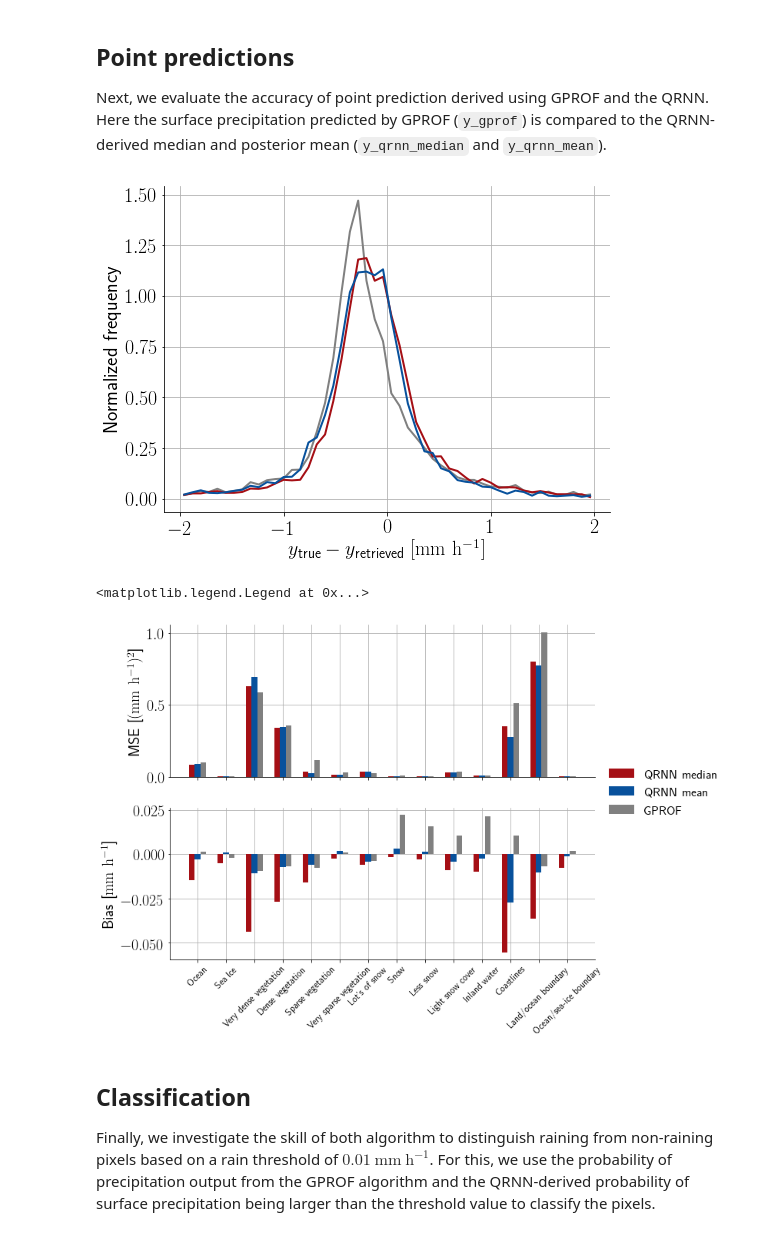
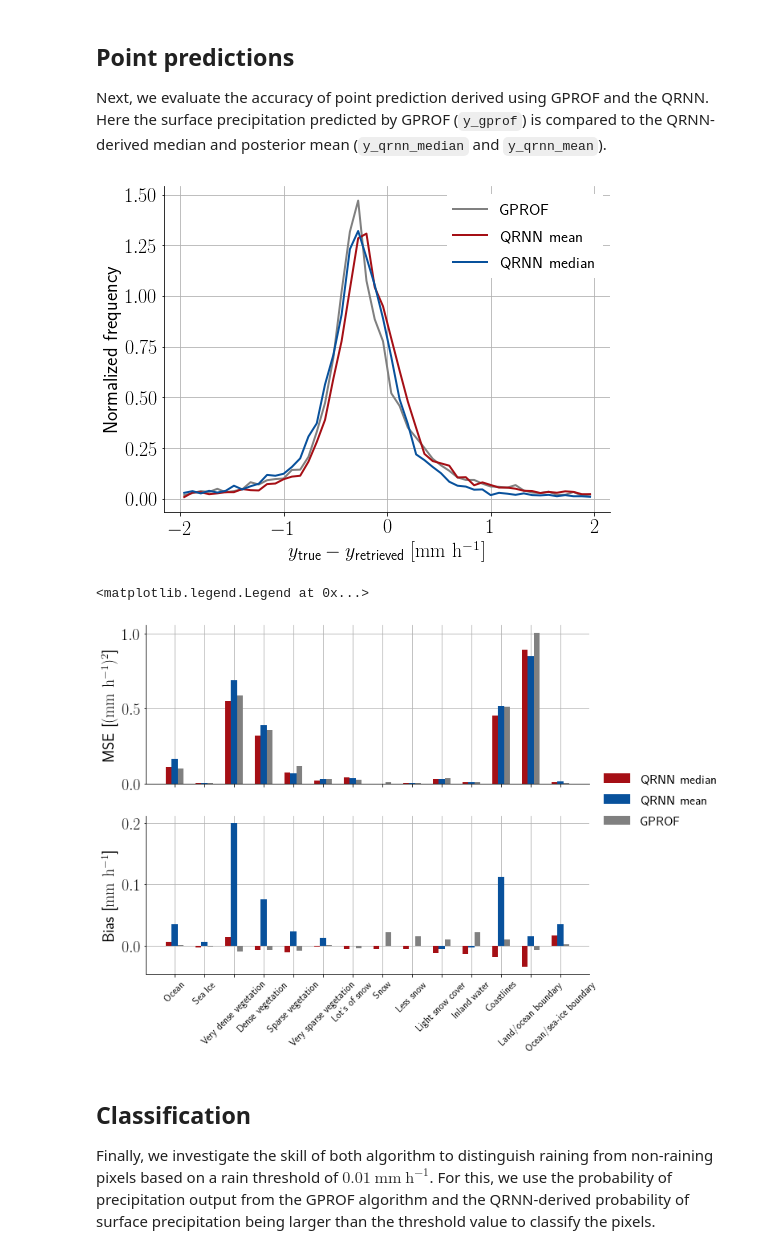
Before and after one commit to SEE-GEO/regn, a Jupyter notebook: notebooks/gmi/evaluation.ipynb, the cells around one changed output. Saved outputs shown, nothing was run; the diff lists cells and outputs as text; code cells hidden in the pictures.

```diff
--- a/notebooks/gmi/evaluation.ipynb
+++ b/notebooks/gmi/evaluation.ipynb
@@ -22,15 +17,15 @@ Using TensorFlow backend.
 # %%
-training_data = GMIDataset(regn_path / "data" / "training_data_gmi_small.nc",
+training_data = GMIDataset("../../data/training_data_gmi_large.nc",
                        batch_size=256)
-test_data = GMITestset(regn_path / "data" / "test_data_gmi_small.nc",
+test_data = GMITestset("../../data/test_data_gmi_small.nc",
                        batch_size=256,
                        shuffle=False,
                        normalizer=training_data.normalizer)
 test_data.transform_log()
 test_data.y = np.exp(test_data.y)
 # %%
-from qrnn import QRNN
-qrnn = QRNN.load("../../models/qrnn_gmi_12_256_relu_True_False_True.pt")
+from quantnn import QRNN
+qrnn = QRNN.load(regn_path / "models" / "qrnn_gmi.pt")
 qrnn.model.log = True
 # %% [markdown]
 ## Calibration
@@ -86,19 +81,20 @@ errors = pd.DataFrame({"y_true": y_true.ravel(),
 # %%
 bins = np.linspace(-2, 2, 51)
 inds = y_true > 0.3
 y_gprof, _ = np.histogram(dy_gprof[inds], bins=bins, density=True)
 y_qrnn_mean, _ = np.histogram(dy_qrnn_mean[inds], bins=bins, density=True)
 y_qrnn_median, _ = np.histogram(dy_qrnn_median[inds], bins=bins, density=True)
 x = 0.5 * (bins[1:] + bins[:-1])
 
 f, ax = plt.subplots(1, 1, figsize=(8, 6))
 ax.plot(x, y_gprof, c="grey", label="GPROF")
 ax.plot(x, y_qrnn_mean, label="QRNN mean")
 ax.plot(x, y_qrnn_median, label="QRNN median")
 l = ax.set_xlabel(r"$y_\text{true} - y_\text{retrieved}$ $[\unit{mm\ h^{-1}}]$ ")
 l = ax.set_ylabel("Normalized frequency")
+l = ax.legend()
 # %% [output]
-[figure, old version]
+[figure, new version]
 # %%
 mses = errors.groupby("surface_type").apply(lambda x: (x ** 2).mean())
 biases = errors.groupby("surface_type").apply(lambda x: x.mean())
@@ -161,7 +157,7 @@ ax.set_axis_off()
 ax.legend(loc="center", handles=handles, labels=labels)
 # %% [output]
 <matplotlib.legend.Legend at 0x...>
-[figure, old version]
+[figure, new version]
 # %% [markdown]
 ##  Classification
 
```
Also changed, not shown: parts of 3 cells of this notebook, 5 other files.
